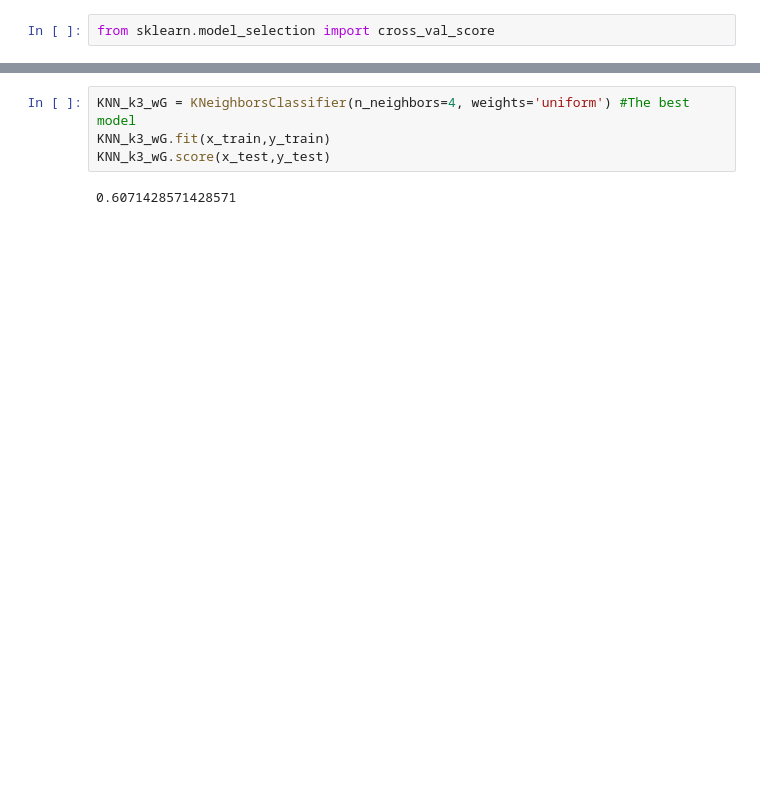
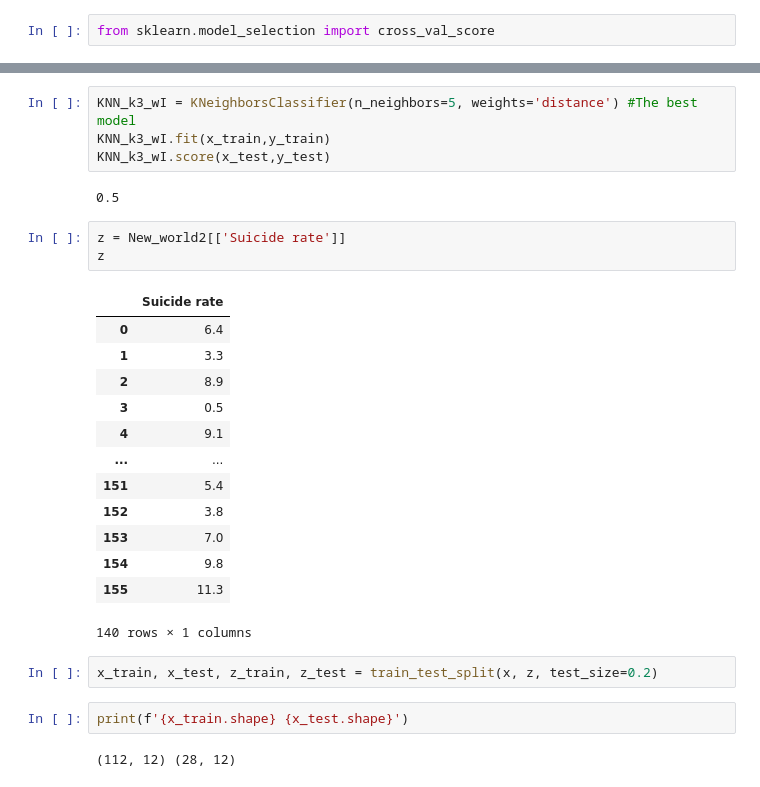
Before and after one commit to Nutsudapenpong/DPDM, a Jupyter notebook: Present.ipynb, the cells around one changed output, grey strips where cells are left out. Cells and saved outputs as stored; diff of their text form; blank space fills up the shorter version.

```diff
--- a/Present.ipynb
+++ b/Present.ipynb
@@ -498,6 +532,29 @@ cross_val_score(KNN_k3_wI, x_train, y_train, cv=5).mean()
 # %%
-KNN_k3_wG = KNeighborsClassifier(n_neighbors=4, weights='uniform') #The best model
-KNN_k3_wG.fit(x_train,y_train)
-KNN_k3_wG.score(x_test,y_test)
+KNN_k3_wI = KNeighborsClassifier(n_neighbors=5, weights='distance') #The best model
+KNN_k3_wI.fit(x_train,y_train)
+KNN_k3_wI.score(x_test,y_test)
 # %% [output]
-0.6071428571428571
+0.5
+# %%
+z = New_world2[['Suicide rate']]
+z
+# %% [output]
+|  | Suicide rate |
+| 0 | 6.4 |
+| 1 | 3.3 |
+| 2 | 8.9 |
+| 3 | 0.5 |
+| 4 | 9.1 |
+| ... | ... |
+| 151 | 5.4 |
+| 152 | 3.8 |
+| 153 | 7.0 |
+| 154 | 9.8 |
+| 155 | 11.3 |
+140 rows × 1 columns
+# %%
+x_train, x_test, z_train, z_test = train_test_split(x, z, test_size=0.2)
+# %%
+print(f'{x_train.shape} {x_test.shape}')
+# %% [output]
+(112, 12) (28, 12)
```
Also changed, not shown: parts of 13 cells of this notebook.
